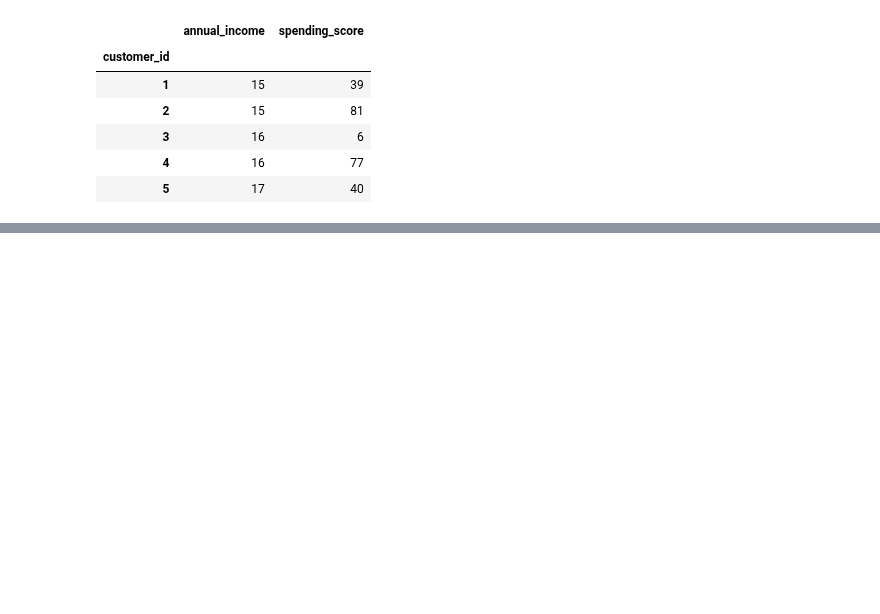
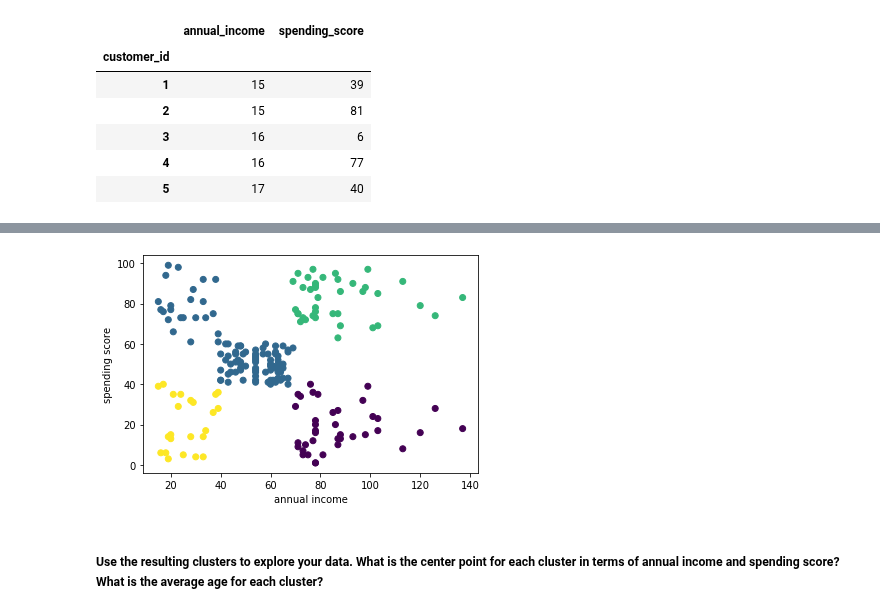
Before and after one commit to misty-garcia/ds-methodologies-exercises, a Jupyter notebook: clustering/modeling.ipynb, the cells around one changed output, grey strips where cells are left out. Saved outputs shown, nothing was run; the diff lists cells and outputs as text; code cells hidden in the pictures; blank space fills up the shorter version.

```diff
--- a/clustering/modeling.ipynb
+++ b/clustering/modeling.ipynb
@@ -124,3 +156,12 @@ array([3, 0, 3, 0, 3, 0, 3, 0, 3, 0, 3, 0, 3, 0, 3, 0, 3, 0, 3, 0, 3, 0,
+# %%
+plt.scatter(mall.annual_income, mall.spending_score, c=kmeans.labels_)
+plt.xlabel("annual income")
+plt.ylabel("spending score")
+plt.show()
+# %% [output]
+[figure, added]
+# %% [markdown]
+##### Use the resulting clusters to explore your data. What is the center point for each cluster in terms of annual income and spending score? What is the average age for each cluster?
 # %%
 kmeans.cluster_centers_
 # %% [output]
```
Also changed, not shown: parts of 21 cells of this notebook.
